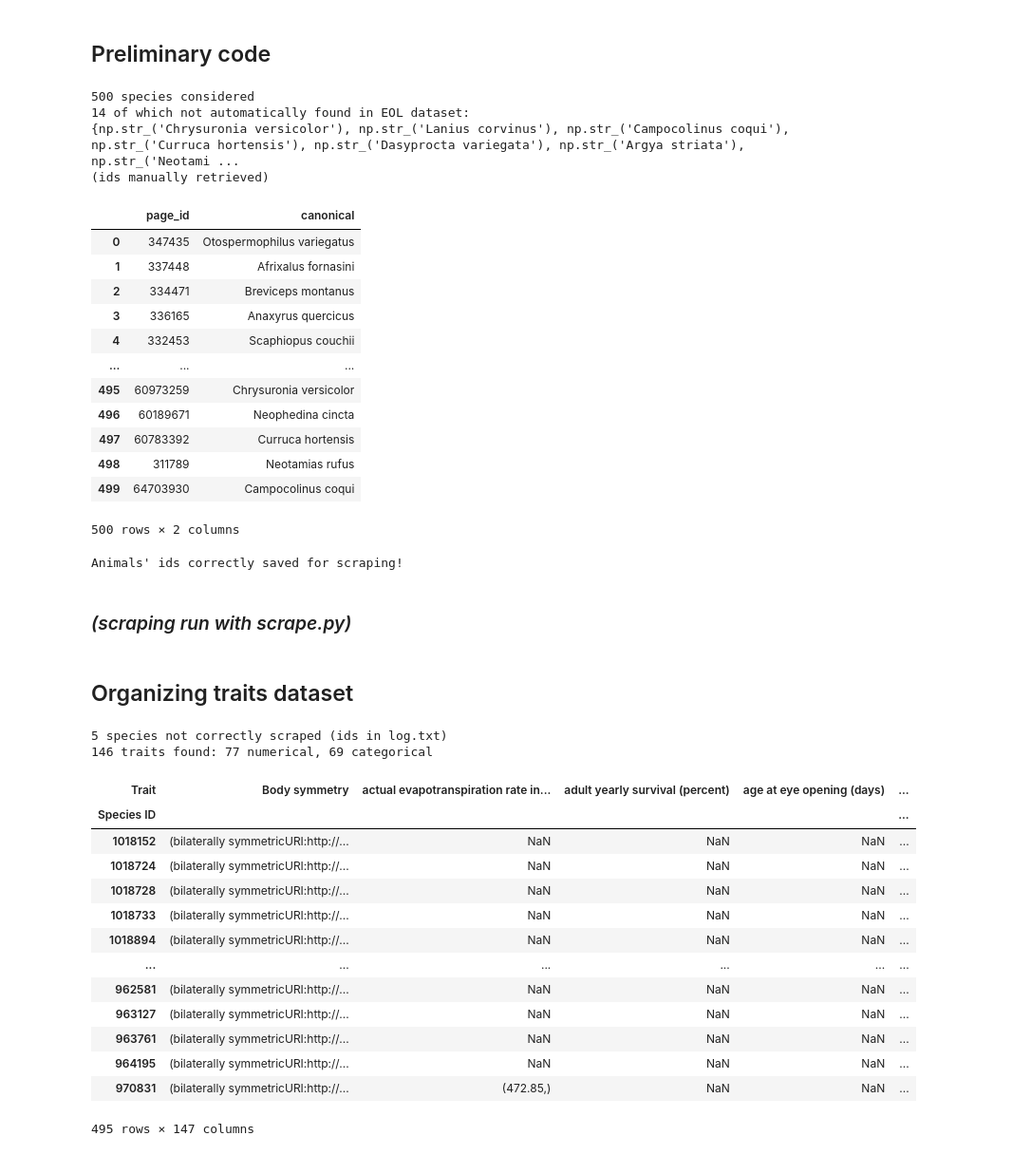
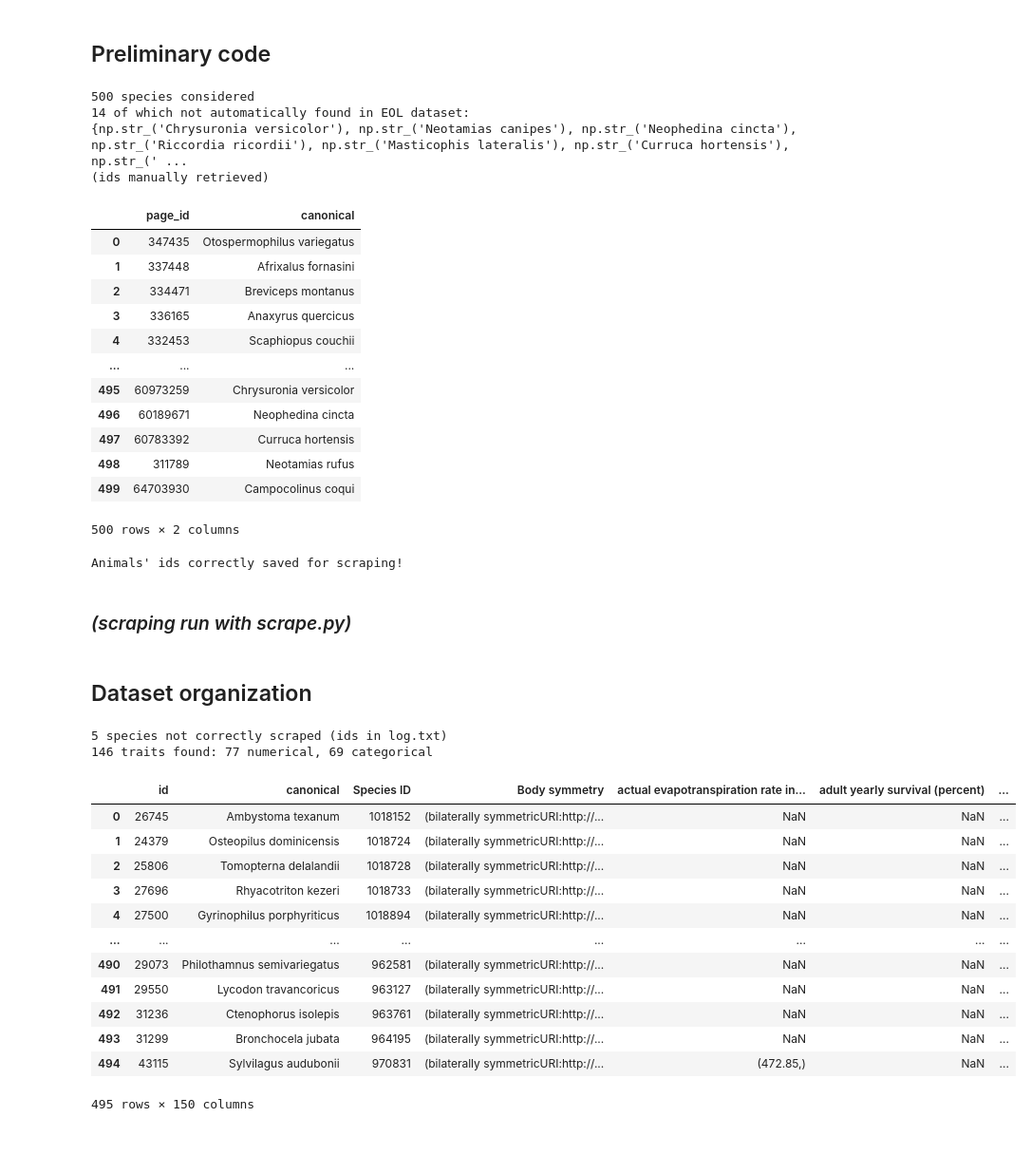
Before and after one commit to annitziak/biodiversity_analysis, a Jupyter notebook: Data/traits/extraction.ipynb, the cells around one changed output. Shown at 95% size. Drawn from its saved outputs; the diff is of its cells as text; code cells hidden in the pictures.

```diff
--- a/Data/traits/extraction.ipynb
+++ b/Data/traits/extraction.ipynb
@@ -14,13 +15,13 @@ names_train = species_train['taxon_names']
 print(len(names_train), "species considered") # number of animal species appearing in the train (and test) set
 
 # Loading EOL data
-pagesDF = pd.read_csv('pages.csv', low_memory=False)
+pagesDF = pd.read_csv('pages.csv', low_memory=False, dtype={'page_id': str})
 print(len(set(names_train) - set(pagesDF['canonical'])), "of which not automatically found in EOL dataset:") # number of species in the train (and test) set not appearing into the online DB
 print(set(names_train) - set(pagesDF['canonical'])) # names of the species in the train (and test) set not appearing into the online DB
 
-# Loading species' ids not automatically found in EOL dataset
-# (scientific name prefixed or followed by discoverer's information)
-unmatchedDF = pd.read_csv('unmatched.csv')
+# Loading traits' ids not automatically found in EOL dataset
+# (biological name prefixed or followed by discoverer's information)
+unmatchedDF = pd.read_csv('unmatched.csv', dtype={'page_id': str})
 print("(ids manually retrieved)")
 
 # Building the species' EOL ids DF
@@ -36,7 +37,7 @@ print("Animals' ids correctly saved for scraping!")
 # %% [output]
 500 species considered
 14 of which not automatically found in EOL dataset:
-{np.str_('Chrysuronia versicolor'), np.str_('Lanius corvinus'), np.str_('Campocolinus coqui'), np.str_('Curruca hortensis'), np.str_('Dasyprocta variegata'), np.str_('Argya striata'), np.str_('Neotami ...
+{np.str_('Chrysuronia versicolor'), np.str_('Neotamias canipes'), np.str_('Neophedina cincta'), np.str_('Riccordia ricordii'), np.str_('Masticophis lateralis'), np.str_('Curruca hortensis'), np.str_(' ...
 (ids manually retrieved)
 |  | page_id | canonical |
 | 0 | 347435 | Otospermophilus variegatus |
@@ -54,15 +55,15 @@ print("Animals' ids correctly saved for scraping!")
 Animals' ids correctly saved for scraping!
 # %% [markdown]
 ### _(scraping run with scrape.py)_
-# %% [markdown]
-## Organizing traits dataset
+# %% [markdown]
+## Dataset organization
 # %%
 # Gauging the scraped data
-my_traitsDF = pd.read_csv('my_traits.csv')
+my_traitsDF = pd.read_csv('my_traits.csv', dtype={'Species ID': str})
+
 print(len(animals_trainDF)-len(my_traitsDF['Species ID'].unique()), "species not correctly scraped (ids in log.txt)") # 495 - missing 5, species IDs can be found in log.txt
 
 # Organizing data
-my_traitsDF['Species ID'] = my_traitsDF['Species ID'].astype(str)
 traitsDF = my_traitsDF.groupby(['Species ID', 'Trait'])['Trait Value'].apply(lambda x: tuple(x)).unstack()
 
 def is_floatable(value):
@@ -76,45 +77,51 @@ def is_floatable(value):
 numericalColumns = {column:traitsDF[column].dropna().reset_index(drop=True).iloc(0)[0][0] for column in traitsDF.columns if len([value for value in list(traitsDF[column].dropna().unique()) if not all([value[i][0] in '0123456789-' for i in range(len(value))])])==0}
 dirtyNumericalColumns = {column:measuringUnit.split(' ',1)[1] for column,measuringUnit in numericalColumns.items() if ' ' in measuringUnit}
 unitNumericalColumns = {column:measuringUnit for column,measuringUnit in dirtyNumericalColumns.items() if len([value for value in list(traitsDF[column].dropna().unique()) if not all([value[i].split(' ',1)[1]==measuringUnit for i in range(len(value))])])==0}
 plainNumericalColumns = [column for column,value in numericalColumns.items() if column not in set(dirtyNumericalColumns.keys())|{'litters per year'} and is_floatable(value)]
 dirtyNumericalColumns = (set(dirtyNumericalColumns.keys())-set(unitNumericalColumns.keys())) | {'litters per year'}
 categoricalColumns = list(set(traitsDF.columns) - set(numericalColumns.keys()))
 
 print(len(traitsDF.columns)-1,"traits found:",len(plainNumericalColumns)+len(unitNumericalColumns)+len(dirtyNumericalColumns),"numerical,",len(categoricalColumns),"categorical")
 
 # Making columns numerical
 for column,measuringUnit in unitNumericalColumns.items():
     traitsDF[column] = traitsDF[column].apply(lambda t: (tuple(float(value.replace(' '+measuringUnit,'').strip()) for value in t) if isinstance(t, tuple) else np.nan))
 traitsDF = traitsDF.rename(columns={column:f"{column} ({measuringUnit})" for column,measuringUnit in unitNumericalColumns.items()})
 for column in plainNumericalColumns:
     traitsDF[column] = traitsDF[column].apply(lambda t: (tuple(float(value) for value in t) if isinstance(t, tuple) else np.nan))
 
 # Make the measuring units uniform
 traitsDF['head-body length'] = traitsDF['head-body length'].apply(lambda t: (tuple(str(float(value.replace(' inches','').strip())*25.4)+' mm' if 'inches' in value else value for value in t) if isinstance(t, tuple) else np.nan))
 traitsDF['body mass'] = traitsDF['body mass'].apply(lambda t: (tuple(str(float(value.replace(' oz','').strip())*28.35)+' g' if 'oz' in value else value for value in t) if isinstance(t, tuple) else np.nan))
 cleaningSet = {('litters per year',' /year','',1),('life span',' months',' years',12),('inter-birth interval',' days',' months',30),('head-body length',' mm',' cm',10),('weaning age',' days',' months',30),('basal metabolic rate',' watts',' ml/hr o2',0.335),('body length',' mm',' cm',10),('gestation period duration',' days',' months',30),('age at maturity',' days',' months',30),('prenatal development duration',' days',' weeks',7),('body mass',' g',' kg',1000)}
 for column,suffix,secondarySuffix,ratio in cleaningSet:
     traitsDF[column] = traitsDF[column].apply(lambda t: (tuple(float(value.replace(suffix,'').strip()) if suffix in value else float(value.replace(secondarySuffix,'').strip())*ratio for value in t) if isinstance(t, tuple) else np.nan))
 traitsDF['body temperature'] = traitsDF['body temperature'].apply(lambda t: (tuple(float(value.replace(' kelvin','').strip()) if 'kelvin' in value else (float(value.replace(' degrees fahrenheit','').strip())+459.67)*(5/9) for value in t) if isinstance(t, tuple) else np.nan))
 traitsDF = traitsDF.rename(columns={column:f"{column} ({suffix[1:]})" for column,suffix,secondarySuffix,ratio in (cleaningSet|{('body temperature',' kelvin',None,None)})-{('litters per year',' /year','',1)}})
 
+# Merging canonical name and species data's indexing
+traitsDF = traitsDF.reset_index()
+traitsDF.columns.name = None
+animals_trainDF['page_id'] = animals_trainDF['page_id'].astype(str)
+traitsDF = pd.merge(traitsDF,animals_trainDF,left_on='Species ID',right_on='page_id',how='left').drop(columns='page_id')
+traitsDF = pd.merge(pd.DataFrame({'id':species_train['taxon_ids'],'canonical': species_train['taxon_names']}),traitsDF,on='canonical',how='right')
+
 # Displaying and saving the resulting DF
 display(traitsDF)
-traitsDF.to_csv('traits.csv')
+traitsDF.to_csv('traits.csv',index=False)
 # %% [output]
 5 species not correctly scraped (ids in log.txt)
 146 traits found: 77 numerical, 69 categorical
-| Trait | Body symmetry | actual evapotranspiration rate in... | adult yearly survival (percent) | age at eye opening (days) | ... |
-| Species ID |  |  |  |  | ... |
-| 1018152 | (bilaterally symmetricURI:http://... | NaN | NaN | NaN | ... |
-| 1018724 | (bilaterally symmetricURI:http://... | NaN | NaN | NaN | ... |
-| 1018728 | (bilaterally symmetricURI:http://... | NaN | NaN | NaN | ... |
-| 1018733 | (bilaterally symmetricURI:http://... | NaN | NaN | NaN | ... |
-| 1018894 | (bilaterally symmetricURI:http://... | NaN | NaN | NaN | ... |
-| ... | ... | ... | ... | ... | ... |
-| 962581 | (bilaterally symmetricURI:http://... | NaN | NaN | NaN | ... |
-| 963127 | (bilaterally symmetricURI:http://... | NaN | NaN | NaN | ... |
-| 963761 | (bilaterally symmetricURI:http://... | NaN | NaN | NaN | ... |
-| 964195 | (bilaterally symmetricURI:http://... | NaN | NaN | NaN | ... |
-| 970831 | (bilaterally symmetricURI:http://... | (472.85,) | NaN | NaN | ... |
+|  | id | canonical | Species ID | Body symmetry | actual evapotranspiration rate in... | adult yearly survival (percent) | ... |
+| 0 | 26745 | Ambystoma texanum | 1018152 | (bilaterally symmetricURI:http://... | NaN | NaN | ... |
+| 1 | 24379 | Osteopilus dominicensis | 1018724 | (bilaterally symmetricURI:http://... | NaN | NaN | ... |
+| 2 | 25806 | Tomopterna delalandii | 1018728 | (bilaterally symmetricURI:http://... | NaN | NaN | ... |
+| 3 | 27696 | Rhyacotriton kezeri | 1018733 | (bilaterally symmetricURI:http://... | NaN | NaN | ... |
+| 4 | 27500 | Gyrinophilus porphyriticus | 1018894 | (bilaterally symmetricURI:http://... | NaN | NaN | ... |
+| ... | ... | ... | ... | ... | ... | ... | ... |
+| 490 | 29073 | Philothamnus semivariegatus | 962581 | (bilaterally symmetricURI:http://... | NaN | NaN | ... |
+| 491 | 29550 | Lycodon travancoricus | 963127 | (bilaterally symmetricURI:http://... | NaN | NaN | ... |
+| 492 | 31236 | Ctenophorus isolepis | 963761 | (bilaterally symmetricURI:http://... | NaN | NaN | ... |
+| 493 | 31299 | Bronchocela jubata | 964195 | (bilaterally symmetricURI:http://... | NaN | NaN | ... |
+| 494 | 43115 | Sylvilagus audubonii | 970831 | (bilaterally symmetricURI:http://... | (472.85,) | NaN | ... |
-495 rows × 147 columns
+495 rows × 150 columns
```
Also changed, not shown: parts of 3 cells of this notebook, 54 other files.
